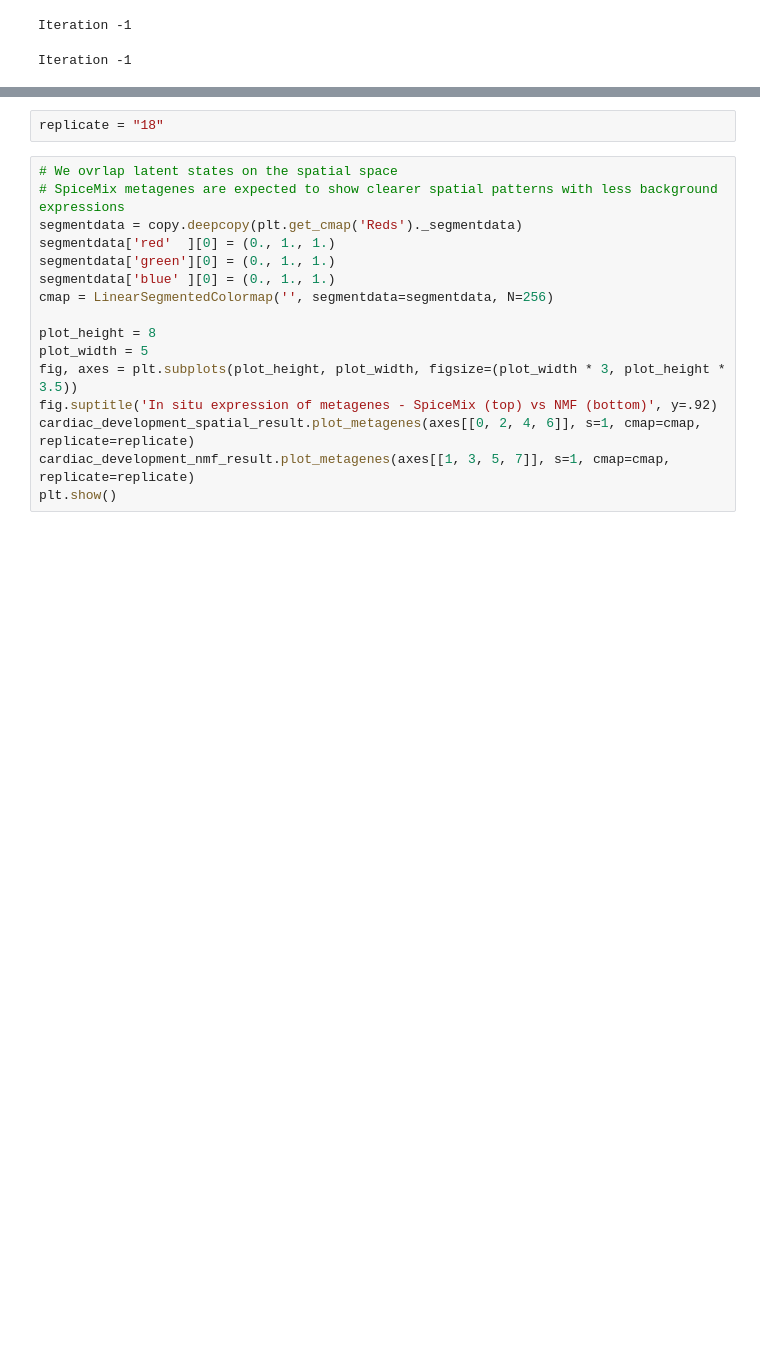
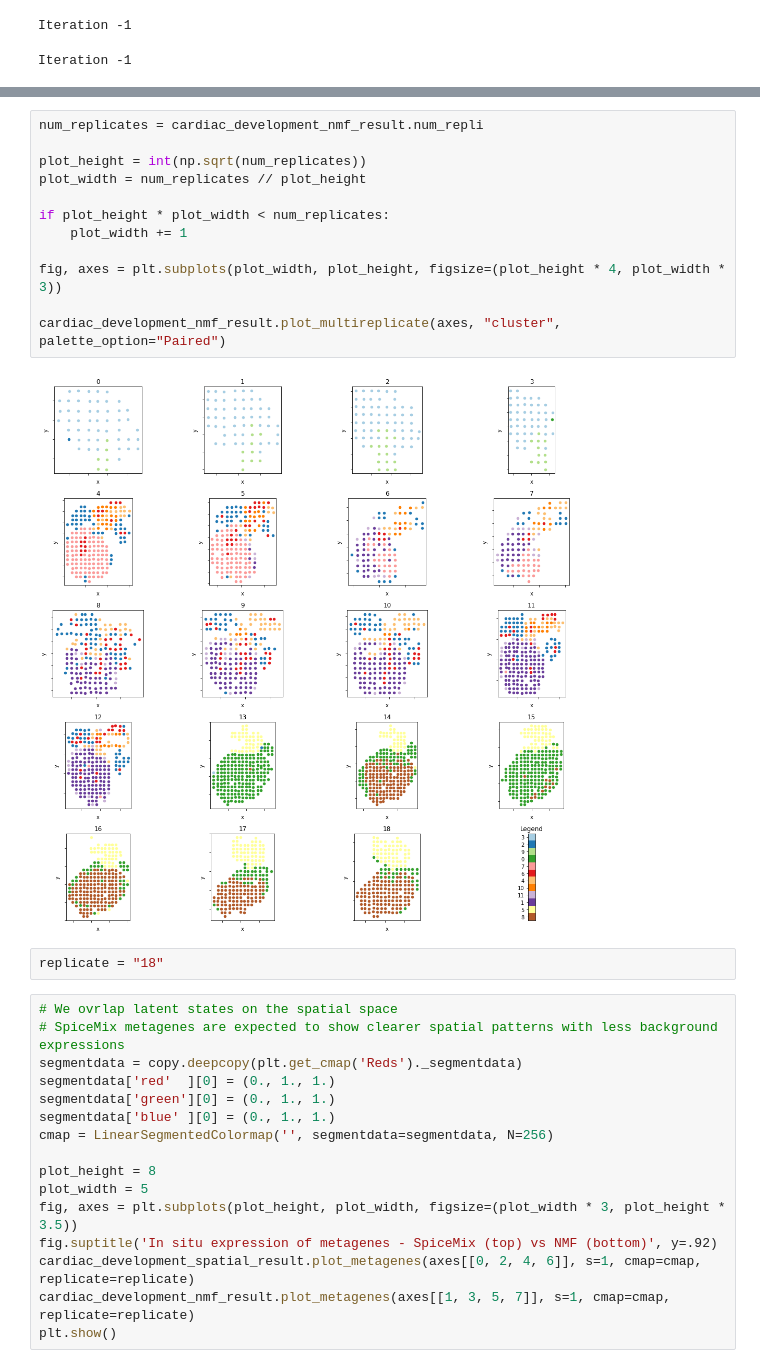
Before and after one commit to alam-shahul/popari, a Jupyter notebook: SpiceMix/analyze_results.ipynb, the cells around one changed output, grey strips where cells are left out. Cells and saved outputs as stored; diff of their text form; blank space fills up the shorter version.

```diff
--- a/SpiceMix/analyze_results.ipynb
+++ b/SpiceMix/analyze_results.ipynb
@@ -90,3 +95,17 @@ cardiac_development_spatial_result.plot_multireplicate(axes, "cluster")
+# %%
+num_replicates = cardiac_development_nmf_result.num_repli
+
+plot_height = int(np.sqrt(num_replicates))
+plot_width = num_replicates // plot_height
+
+if plot_height * plot_width < num_replicates:
+    plot_width += 1
+
+fig, axes = plt.subplots(plot_width, plot_height, figsize=(plot_height * 4, plot_width * 3))
+
+cardiac_development_nmf_result.plot_multireplicate(axes, "cluster", palette_option="Paired")
+# %% [output]
+[figure, added]
 # %%
 replicate = "18"
 # %%
```
Also changed, not shown: parts of 19 cells of this notebook, 12 other files.
